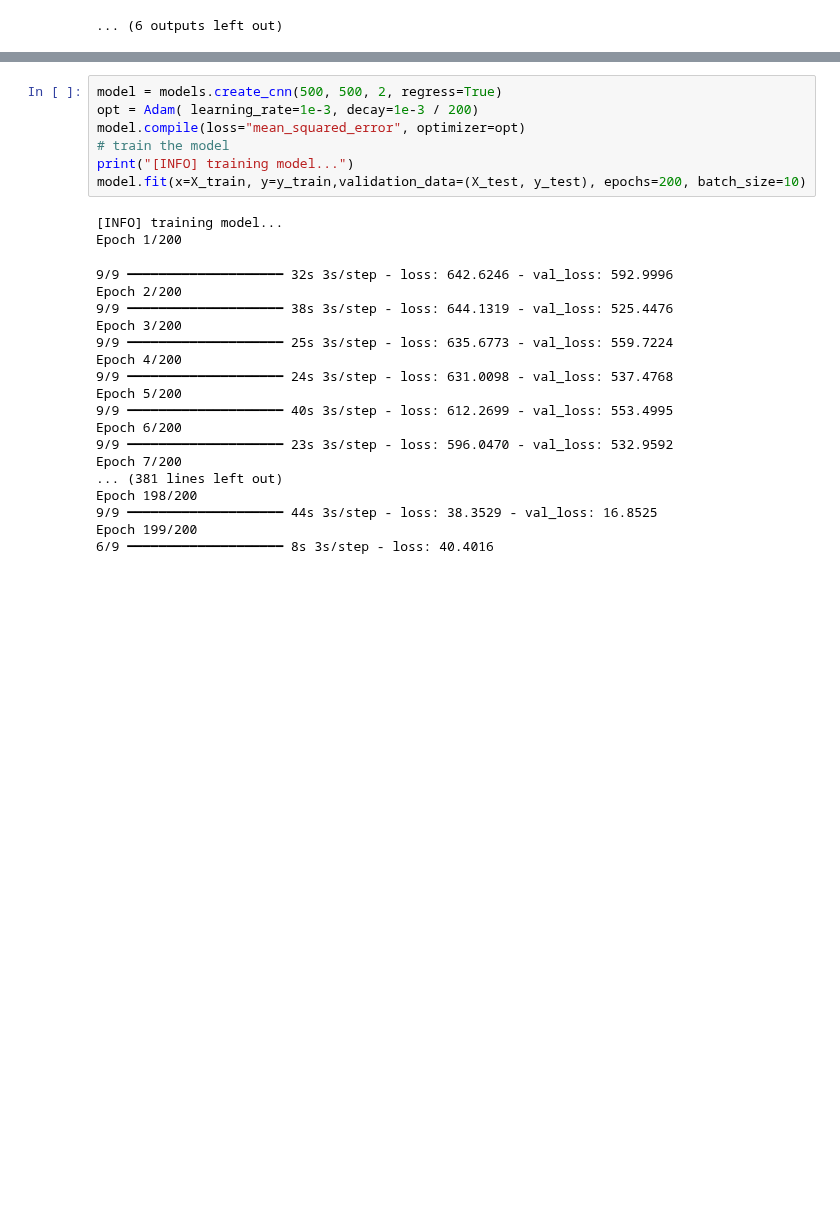
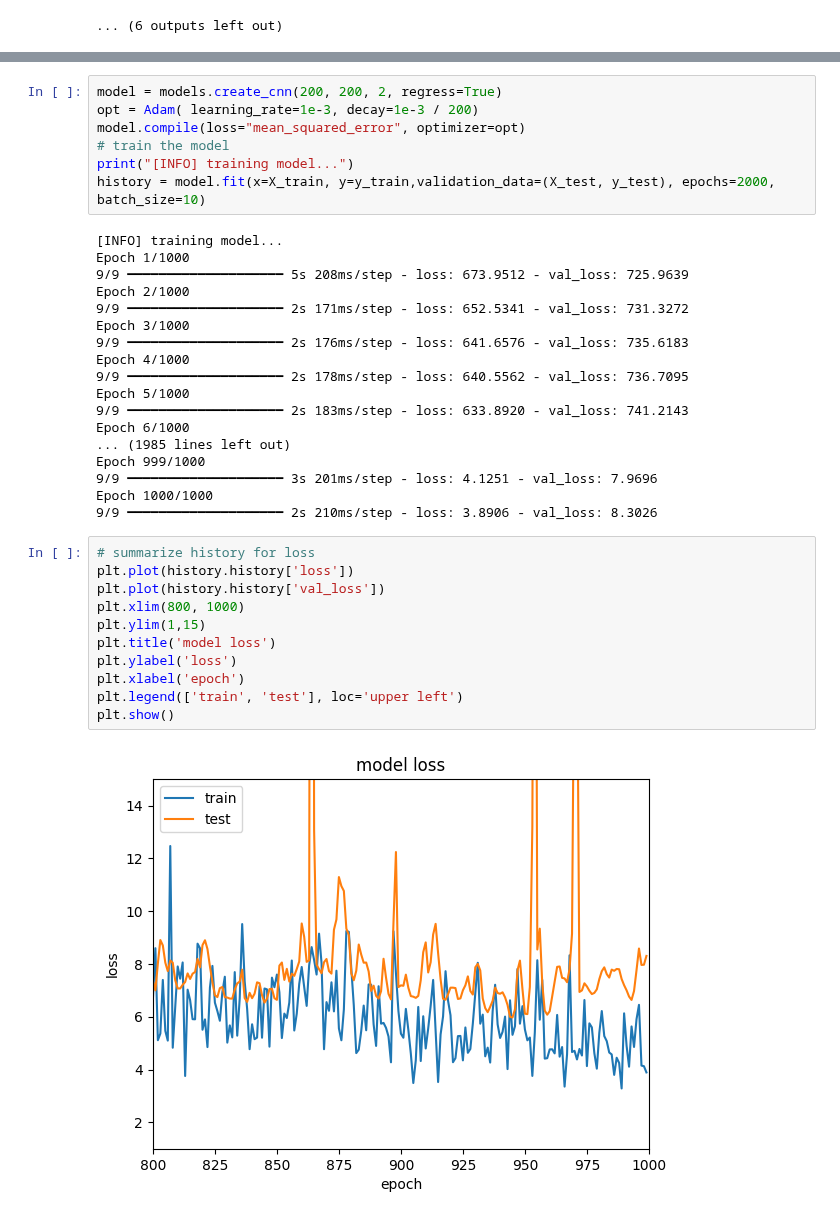
Before and after one commit to antonycardozo/CNNregression, a Jupyter notebook: cnn_regression.ipynb, the cells around one changed output, grey strips where cells are left out. Drawn from its saved outputs; the diff is of its cells as text; blank space fills up the shorter version.

```diff
--- a/cnn_regression.ipynb
+++ b/cnn_regression.ipynb
@@ -50,31 +76,42 @@ X= datasets.preprocessing(channel_optir,channel_dc, height_shape=500, width_shap
 X_train, X_test, y_train, y_test = train_test_split(X, y, test_size=0.33, random_state=42)
 # %%
-model = models.create_cnn(500, 500, 2, regress=True)
+model = models.create_cnn(200, 200, 2, regress=True)
 opt = Adam( learning_rate=1e-3, decay=1e-3 / 200)
 model.compile(loss="mean_squared_error", optimizer=opt)
 # train the model
 print("[INFO] training model...")
-model.fit(x=X_train, y=y_train,validation_data=(X_test, y_test), epochs=200, batch_size=10)
+history = model.fit(x=X_train, y=y_train,validation_data=(X_test, y_test), epochs=2000, batch_size=10)
 # %% [output]
 [INFO] training model...
-Epoch 1/200
+Epoch 1/1000
+9/9 ━━━━━━━━━━━━━━━━━━━━ 5s 208ms/step - loss: 673.9512 - val_loss: 725.9639
+Epoch 2/1000
+9/9 ━━━━━━━━━━━━━━━━━━━━ 2s 171ms/step - loss: 652.5341 - val_loss: 731.3272
+Epoch 3/1000
+9/9 ━━━━━━━━━━━━━━━━━━━━ 2s 176ms/step - loss: 641.6576 - val_loss: 735.6183
+Epoch 4/1000
+9/9 ━━━━━━━━━━━━━━━━━━━━ 2s 178ms/step - loss: 640.5562 - val_loss: 736.7095
+Epoch 5/1000
+9/9 ━━━━━━━━━━━━━━━━━━━━ 2s 183ms/step - loss: 633.8920 - val_loss: 741.2143
+Epoch 6/1000
+... (1985 lines left out)
+Epoch 999/1000
+9/9 ━━━━━━━━━━━━━━━━━━━━ 3s 201ms/step - loss: 4.1251 - val_loss: 7.9696
+Epoch 1000/1000
+9/9 ━━━━━━━━━━━━━━━━━━━━ 2s 210ms/step - loss: 3.8906 - val_loss: 8.3026
-9/9 ━━━━━━━━━━━━━━━━━━━━ 32s 3s/step - loss: 642.6246 - val_loss: 592.9996
-Epoch 2/200
-9/9 ━━━━━━━━━━━━━━━━━━━━ 38s 3s/step - loss: 644.1319 - val_loss: 525.4476
-Epoch 3/200
-9/9 ━━━━━━━━━━━━━━━━━━━━ 25s 3s/step - loss: 635.6773 - val_loss: 559.7224
-Epoch 4/200
-9/9 ━━━━━━━━━━━━━━━━━━━━ 24s 3s/step - loss: 631.0098 - val_loss: 537.4768
-Epoch 5/200
-9/9 ━━━━━━━━━━━━━━━━━━━━ 40s 3s/step - loss: 612.2699 - val_loss: 553.4995
-Epoch 6/200
-9/9 ━━━━━━━━━━━━━━━━━━━━ 23s 3s/step - loss: 596.0470 - val_loss: 532.9592
-Epoch 7/200
-... (381 lines left out)
-Epoch 198/200
-9/9 ━━━━━━━━━━━━━━━━━━━━ 44s 3s/step - loss: 38.3529 - val_loss: 16.8525
-Epoch 199/200
-6/9 ━━━━━━━━━━━━━━━━━━━━ 8s 3s/step - loss: 40.4016
+# %%
+# summarize history for loss
+plt.plot(history.history['loss'])
+plt.plot(history.history['val_loss'])
+plt.xlim(800, 1000)
+plt.ylim(1,15)
+plt.title('model loss')
+plt.ylabel('loss')
+plt.xlabel('epoch')
+plt.legend(['train', 'test'], loc='upper left')
+plt.show()
+# %% [output]
+[figure, added]
 # %%
 # make predictions on the testing data
 print("[INFO] predicting house prices...")
```
Also changed, not shown: parts of 14 cells of this notebook, 2 other files.
